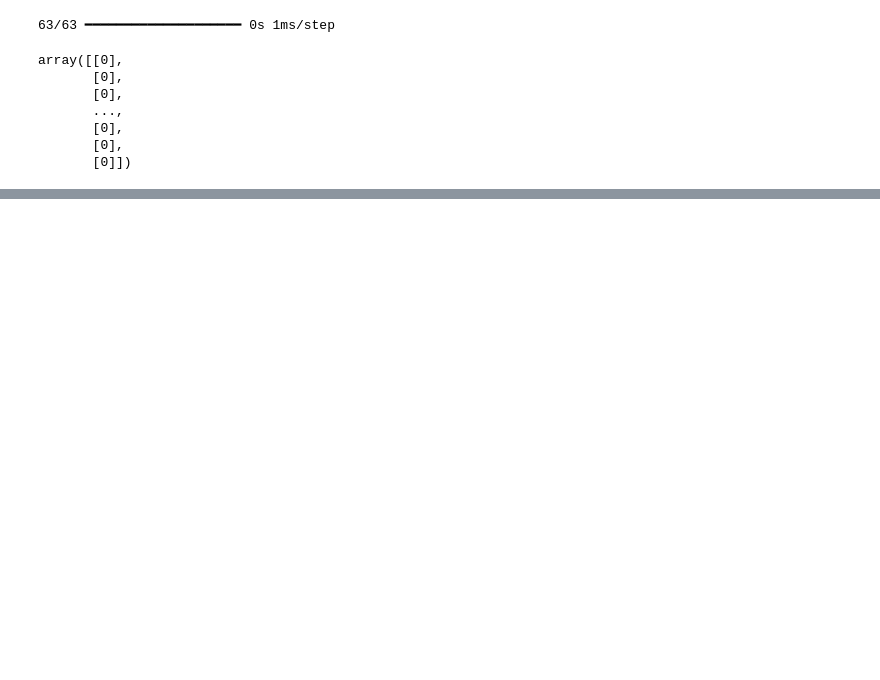
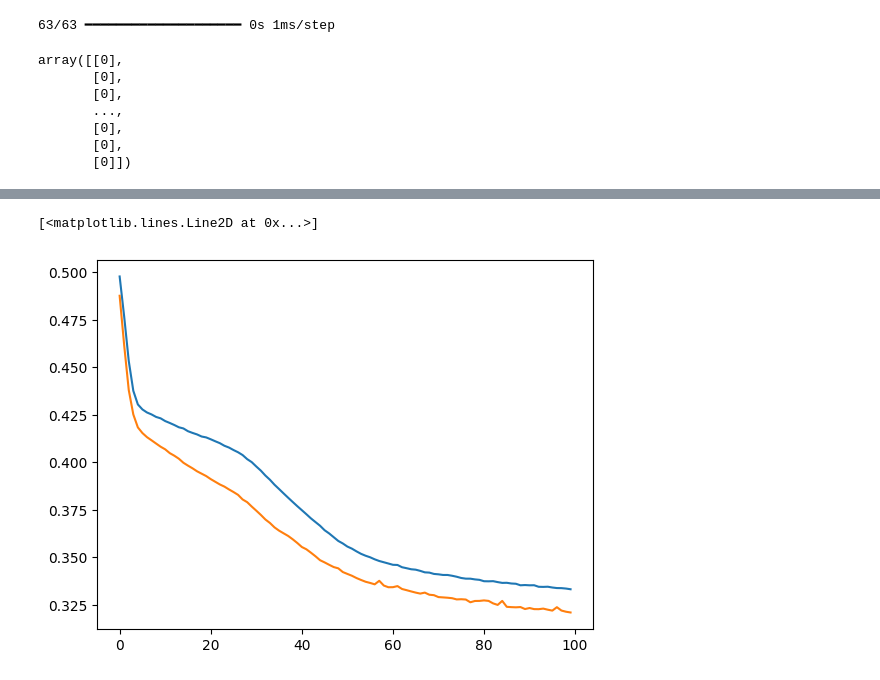
Before and after one commit to Aseem2004/Customer_Churn_Prediction_ANN, a Jupyter notebook: Customer_Churn_Prediction_ANN.ipynb, the cells around one changed output, grey strips where cells are left out. Drawn from its saved outputs; the diff is of its cells as text; code cells hidden in the pictures; blank space fills up the shorter version.

```diff
--- a/Customer_Churn_Prediction_ANN.ipynb
+++ b/Customer_Churn_Prediction_ANN.ipynb
@@ -323,0 +356,6 @@ accuracy_score(y_test,y_pred)
+# %%
+plt.plot(history.history['loss'])
+plt.plot(history.history['val_loss'])
+# %% [output]
+[<matplotlib.lines.Line2D at 0x...>]
+[figure, added]
```
Also changed, not shown: parts of 12 cells of this notebook.
